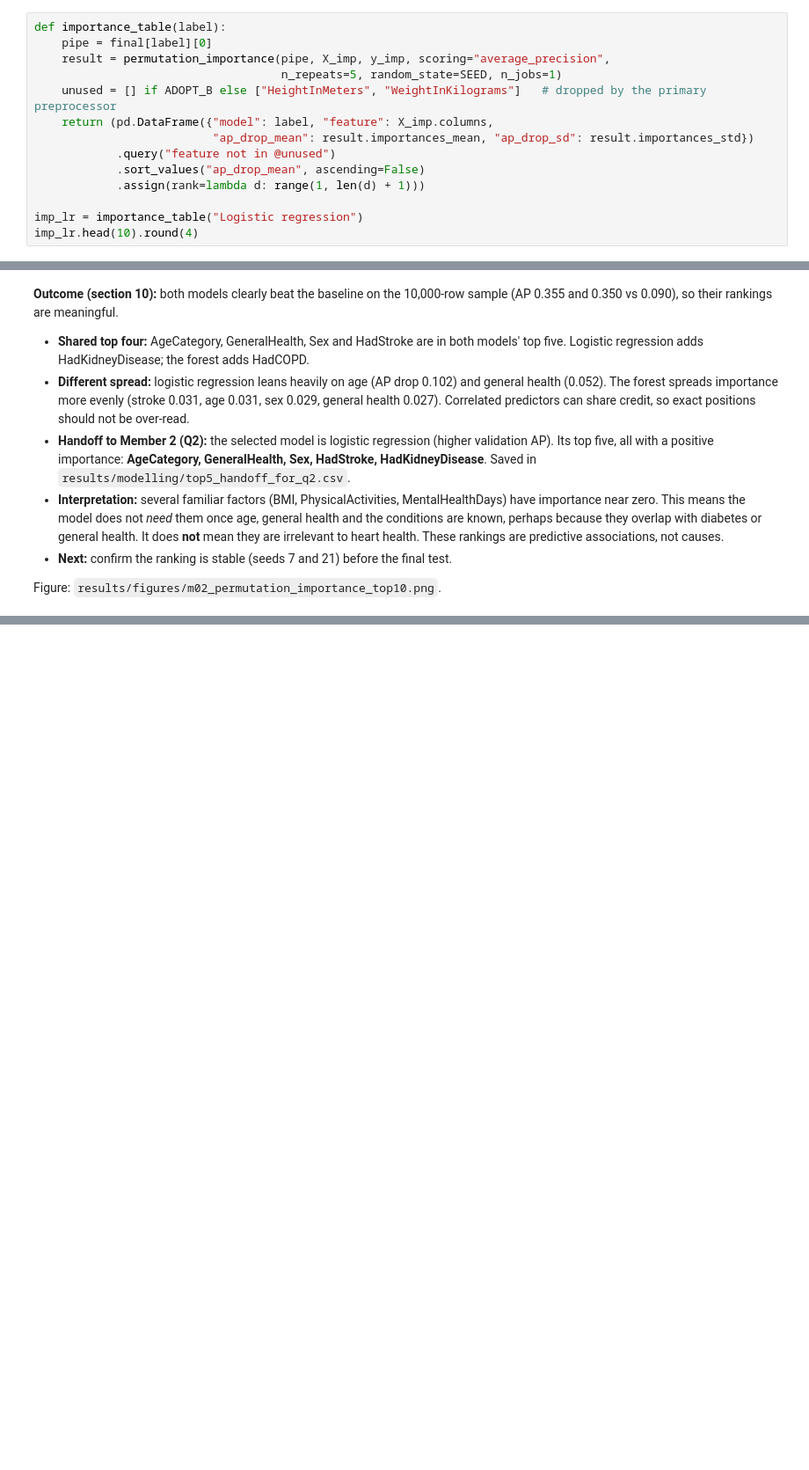
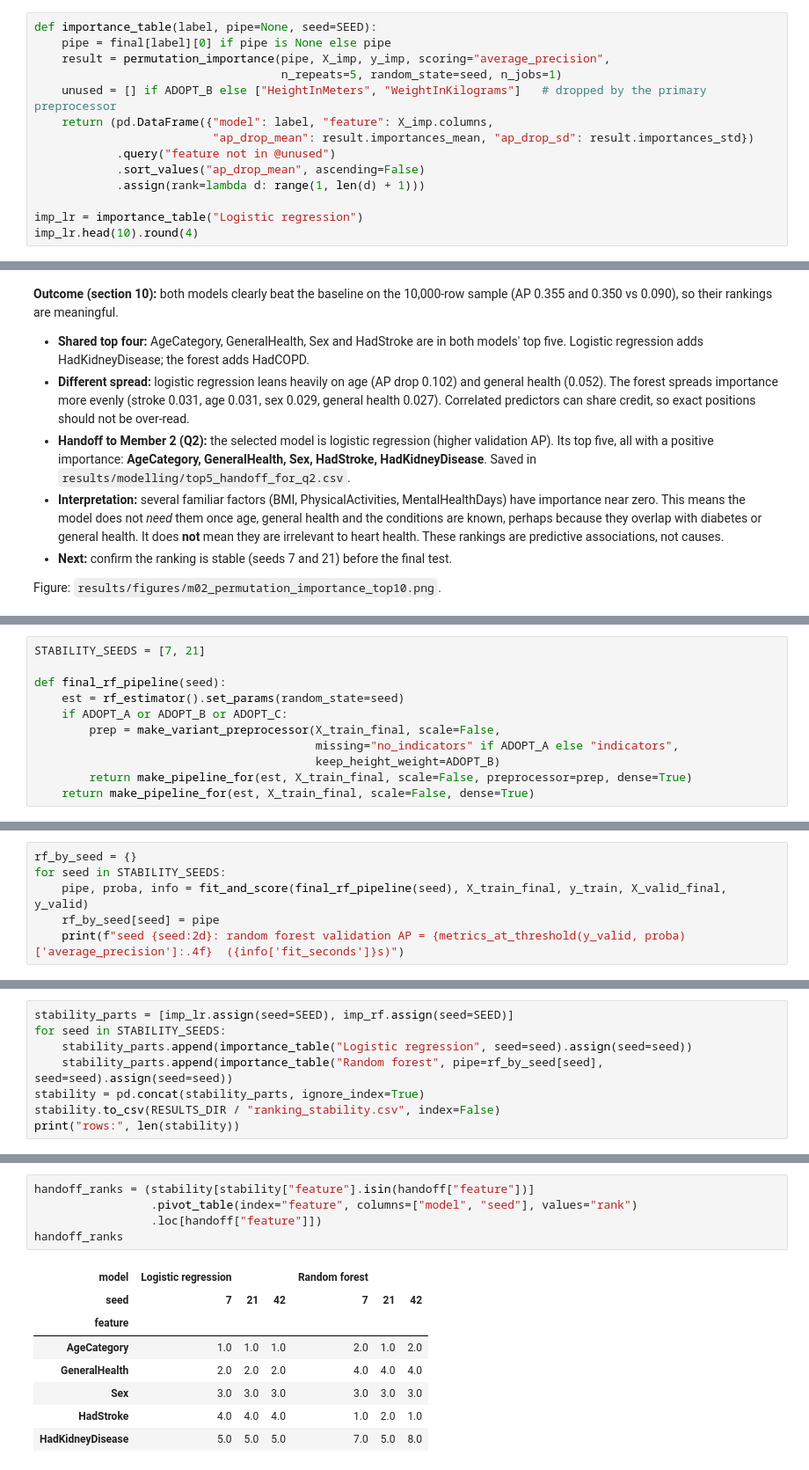
Before and after one commit to aakhalil21/DSAI5101-Project, a Jupyter notebook: notebooks/04_modelling.ipynb, the cells around one changed output, grey strips where cells are left out. Shown at 88% size. Cells and saved outputs as stored; diff of their text form; blank space fills up the shorter version.

Commit message:
Modelling robustness: ranking stability (seeds 7, 21) and duplicate-row check; decision log 14-15
Co-Authored-By: Claude Opus 5.5 <noreply@anthropic.com>

```diff
--- a/notebooks/04_modelling.ipynb
+++ b/notebooks/04_modelling.ipynb
@@ -575,10 +575,10 @@ importance sample: (10000, 36) | positive rate: 0.0903
 # %% [markdown]
 Compute the importance for logistic regression (fast). Height and weight are left out of the ranking because the primary model does not use them (BMI is used instead).
 # %%
-def importance_table(label):
-    pipe = final[label][0]
+def importance_table(label, pipe=None, seed=SEED):
+    pipe = final[label][0] if pipe is None else pipe
     result = permutation_importance(pipe, X_imp, y_imp, scoring="average_precision",
-                                    n_repeats=5, random_state=SEED, n_jobs=1)
+                                    n_repeats=5, random_state=seed, n_jobs=1)
     unused = [] if ADOPT_B else ["HeightInMeters", "WeightInKilograms"]   # dropped by the primary preprocessor
     return (pd.DataFrame({"model": label, "feature": X_imp.columns,
                           "ap_drop_mean": result.importances_mean, "ap_drop_sd": result.importances_std})
@@ -723,0 +724,11 @@ Figure: `results/figures/m02_permutation_importance_top10.png`.
+# %%
+STABILITY_SEEDS = [7, 21]
+
+def final_rf_pipeline(seed):
+    est = rf_estimator().set_params(random_state=seed)
+    if ADOPT_A or ADOPT_B or ADOPT_C:
+        prep = make_variant_preprocessor(X_train_final, scale=False,
+                                         missing="no_indicators" if ADOPT_A else "indicators",
+                                         keep_height_weight=ADOPT_B)
+        return make_pipeline_for(est, X_train_final, scale=False, preprocessor=prep, dense=True)
+    return make_pipeline_for(est, X_train_final, scale=False, dense=True)
@@ -723,0 +737,6 @@ Figure: `results/figures/m02_permutation_importance_top10.png`.
+# %%
+rf_by_seed = {}
+for seed in STABILITY_SEEDS:
+    pipe, proba, info = fit_and_score(final_rf_pipeline(seed), X_train_final, y_train, X_valid_final, y_valid)
+    rf_by_seed[seed] = pipe
+    print(f"seed {seed:2d}: random forest validation AP = {metrics_at_threshold(y_valid, proba)['average_precision']:.4f}  ({info['fit_seconds']}s)")
@@ -723,0 +748,8 @@ Figure: `results/figures/m02_permutation_importance_top10.png`.
+# %%
+stability_parts = [imp_lr.assign(seed=SEED), imp_rf.assign(seed=SEED)]
+for seed in STABILITY_SEEDS:
+    stability_parts.append(importance_table("Logistic regression", seed=seed).assign(seed=seed))
+    stability_parts.append(importance_table("Random forest", pipe=rf_by_seed[seed], seed=seed).assign(seed=seed))
+stability = pd.concat(stability_parts, ignore_index=True)
+stability.to_csv(RESULTS_DIR / "ranking_stability.csv", index=False)
+print("rows:", len(stability))
@@ -723,0 +773,14 @@ Figure: `results/figures/m02_permutation_importance_top10.png`.
+# %%
+handoff_ranks = (stability[stability["feature"].isin(handoff["feature"])]
+                 .pivot_table(index="feature", columns=["model", "seed"], values="rank")
+                 .loc[handoff["feature"]])
+handoff_ranks
+# %% [output]
+| model | Logistic regression |  |  | Random forest |  |  |
+| seed | 7 | 21 | 42 | 7 | 21 | 42 |
+| feature |  |  |  |  |  |  |
+| AgeCategory | 1.0 | 1.0 | 1.0 | 2.0 | 1.0 | 2.0 |
+| GeneralHealth | 2.0 | 2.0 | 2.0 | 4.0 | 4.0 | 4.0 |
+| Sex | 3.0 | 3.0 | 3.0 | 3.0 | 3.0 | 3.0 |
+| HadStroke | 4.0 | 4.0 | 4.0 | 1.0 | 2.0 | 1.0 |
+| HadKidneyDisease | 5.0 | 5.0 | 5.0 | 7.0 | 5.0 | 8.0 |
```
Also changed, not shown: parts of 29 cells of this notebook, 5 other files.
